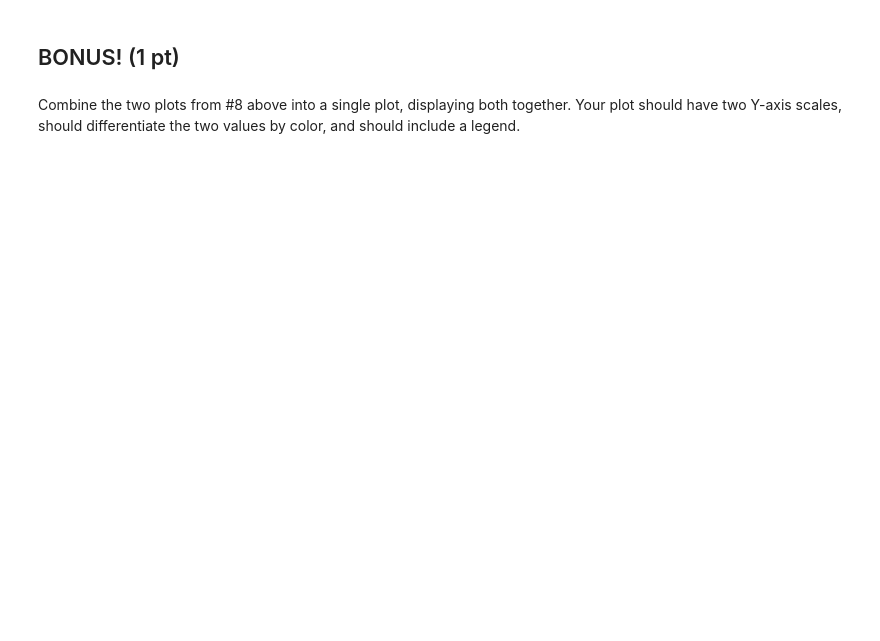
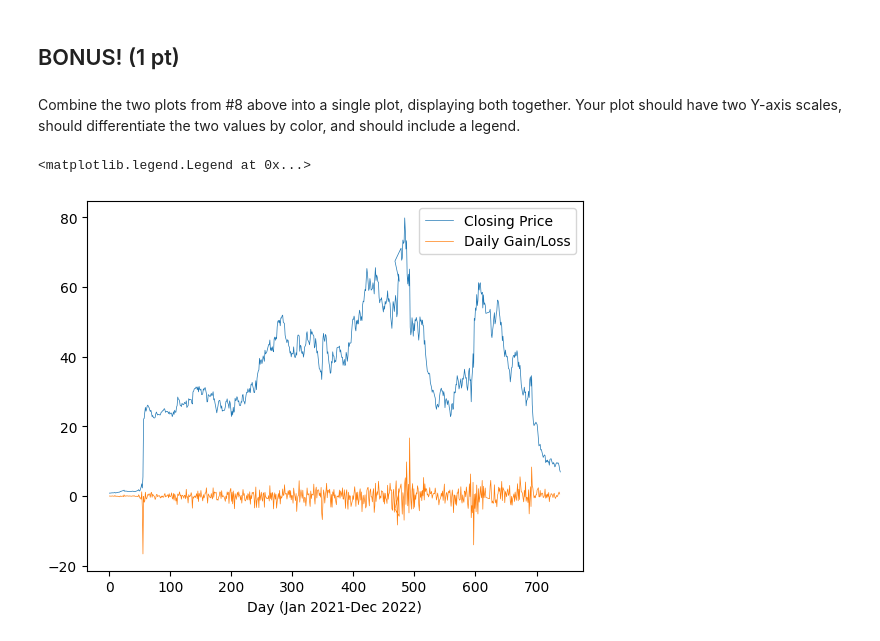
Before and after one commit to qfx4yk/ds1002-qfx4yk, a Jupyter notebook: labs/lab1/lab1-ftx-stock-pricing.ipynb, the cells around one changed output. Cells and saved outputs as stored; diff of their text form; code cells hidden in the pictures; blank space fills up the shorter version.

```diff
--- a/labs/lab1/lab1-ftx-stock-pricing.ipynb
+++ b/labs/lab1/lab1-ftx-stock-pricing.ipynb
@@ -275,3 +251,10 @@ sns.lineplot(data=ftx_new[['close', 'close_change']], palette=['red', 'blue'], l
 ## BONUS! (1 pt)
 # %% [markdown]
 Combine the two plots from #8 above into a single plot, displaying both together. Your plot should have two Y-axis scales, should differentiate the two values by color, and should include a legend.
+# %%
+# Daily closing price and daily gains/losses combined plot
+ftx_new[['close', 'close_change']].plot(xlabel='Day (Jan 2021-Dec 2022)', linewidth=0.5)
+plt.legend(['Closing Price', 'Daily Gain/Loss'])
+# %% [output]
+<matplotlib.legend.Legend at 0x...>
+[figure, added]
```
Also changed, not shown: parts of 14 cells of this notebook.
